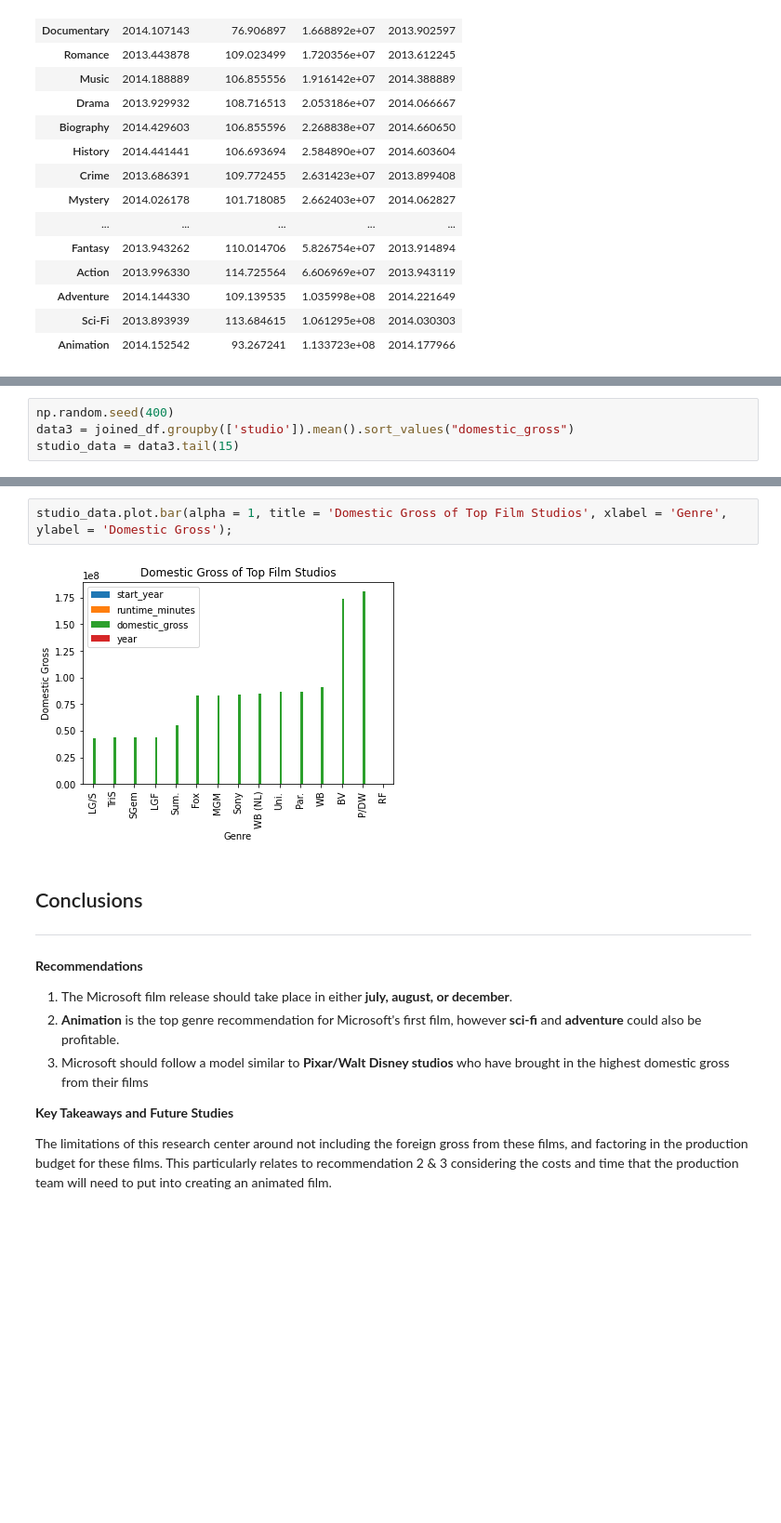
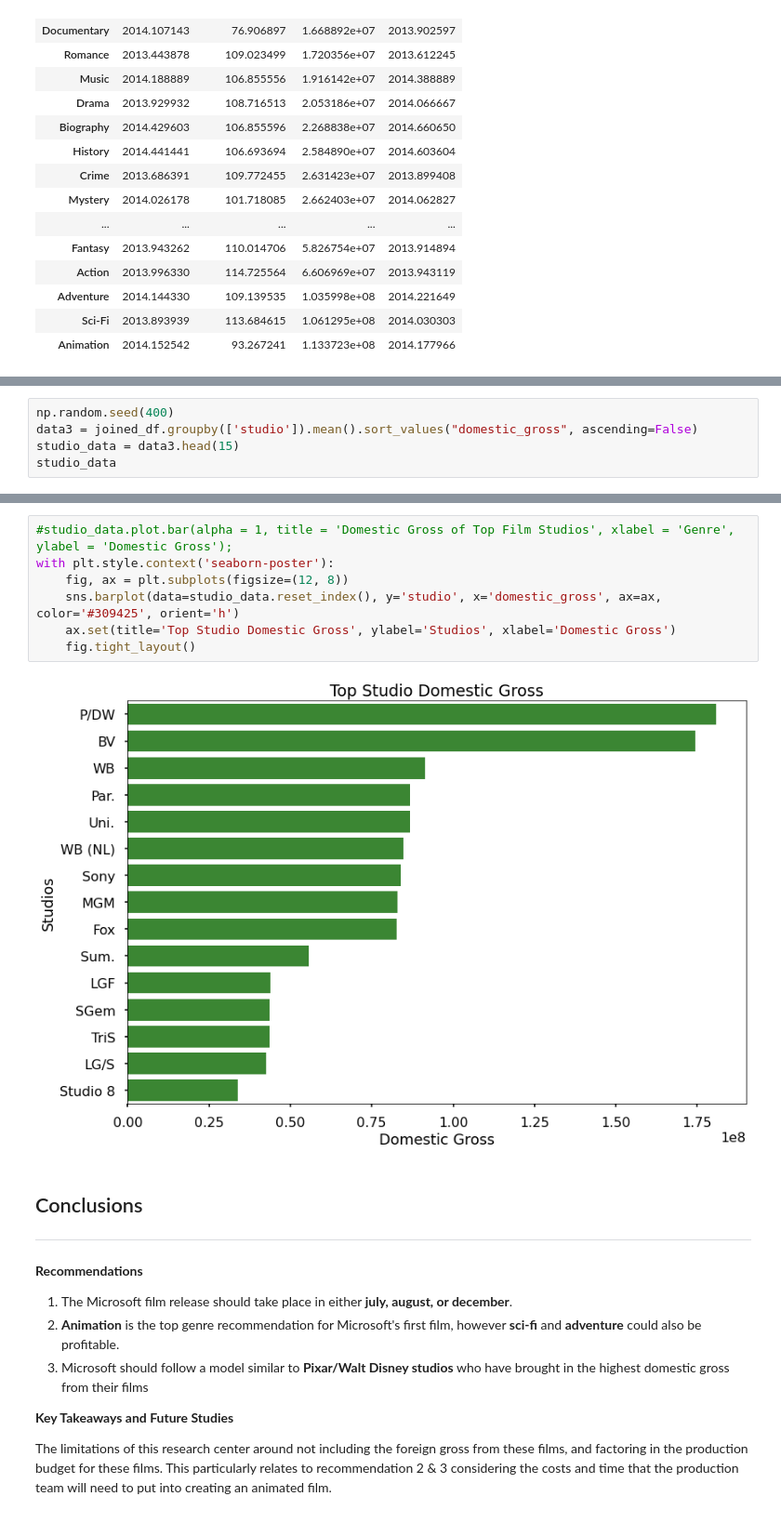
Before and after one commit to morty802/dsc-phase-1-project-v2-3, a Jupyter notebook: Reach-for-the-Sky-Film-Recommendations.ipynb, the cells around one changed output, grey strips where cells are left out. Shown: that part at 93% size. Saved outputs shown, nothing was run; the diff lists cells and outputs as text; blank space fills up the shorter version.

```diff
--- a/Reach-for-the-Sky-Film-Recommendations.ipynb
+++ b/Reach-for-the-Sky-Film-Recommendations.ipynb
@@ -470,4 +481,5 @@ data2.plot.bar(alpha = 1, title = 'Domestic Gross by Genre', xlabel = 'Genre', y
 # %%
 np.random.seed(400)
-data3 = joined_df.groupby(['studio']).mean().sort_values("domestic_gross")
-studio_data = data3.tail(15)
+data3 = joined_df.groupby(['studio']).mean().sort_values("domestic_gross", ascending=False)
+studio_data = data3.head(15)
+studio_data
@@ -474,7 +504,12 @@ studio_data = data3.tail(15)
-# %%
-studio_data.plot.bar(alpha = 1, title = 'Domestic Gross of Top Film Studios', xlabel = 'Genre', ylabel = 'Domestic Gross');
-# %% [output]
-[figure, removed]
+# %%
+#studio_data.plot.bar(alpha = 1, title = 'Domestic Gross of Top Film Studios', xlabel = 'Genre', ylabel = 'Domestic Gross');
+with plt.style.context('seaborn-poster'):
+    fig, ax = plt.subplots(figsize=(12, 8))
+    sns.barplot(data=studio_data.reset_index(), y='studio', x='domestic_gross', ax=ax, color='#309425', orient='h')
+    ax.set(title='Top Studio Domestic Gross', ylabel='Studios', xlabel='Domestic Gross')
+    fig.tight_layout()
+# %% [output]
+[figure, added]
 # %% [markdown]
 ## Conclusions
 
```
Also changed, not shown: parts of 6 cells of this notebook.
